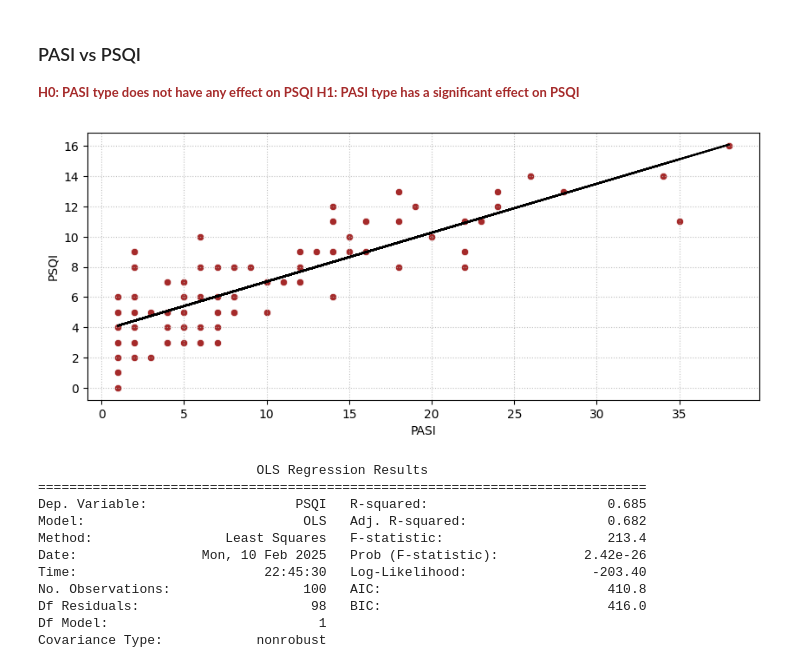
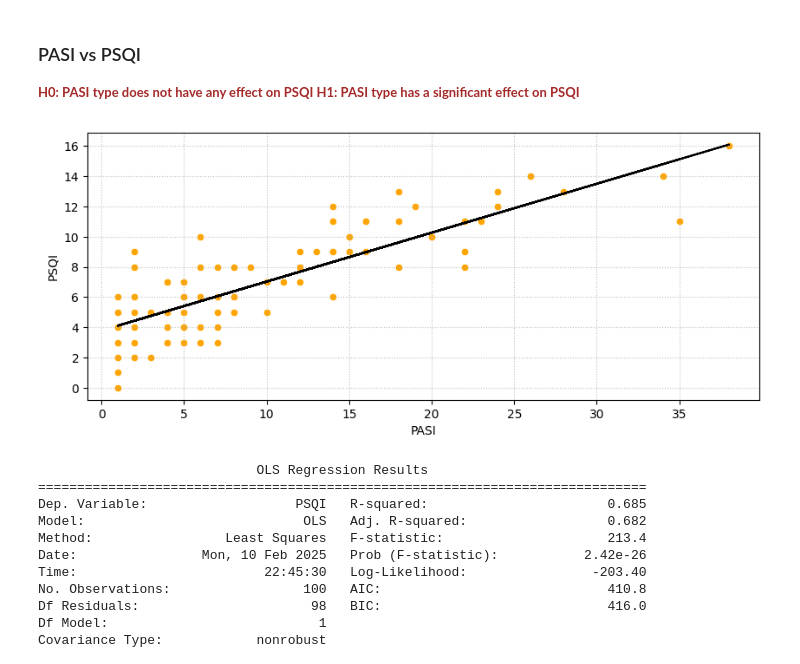
Before and after one commit to iamtushara/medical-thesis, a Jupyter notebook: thesis-notebooks/02-reshma/Statistical Analysis of Psoriasis Patients Data.ipynb, the cells around one changed output. Drawn from its saved outputs; the diff is of its cells as text; code cells hidden in the pictures.

```diff
--- a/notebooks/02-reshma/Statistical Analysis of Psoriasis Patients Data.ipynb
+++ b/thesis-notebooks/02-reshma/Statistical Analysis of Psoriasis Patients Data.ipynb
@@ -732,14 +732,14 @@ H1: PASI type has a significant effect on PSQI
 # %%
 slope, intercept = np.polyfit(dataset['PASI'], dataset['PSQI'], 1)
 
 plt.figure(figsize=(10,4))
 ax = plt.subplot(111)
-sns.scatterplot(data=dataset, x='PASI', y='PSQI', ax=ax, c='brown')
+sns.scatterplot(data=dataset, x='PASI', y='PSQI', ax=ax, c='orange')
 plt.plot(dataset['PASI'], slope*dataset['PASI']+intercept, c='black')
 plt.grid(alpha=0.8, linestyle=':')
 plt.show()
 # %% [output]
-[figure, old version]
+[figure, new version]
 # %%
 x = dataset['PASI']
 y = dataset['PSQI']
```
Also changed, not shown: 11 other files.
